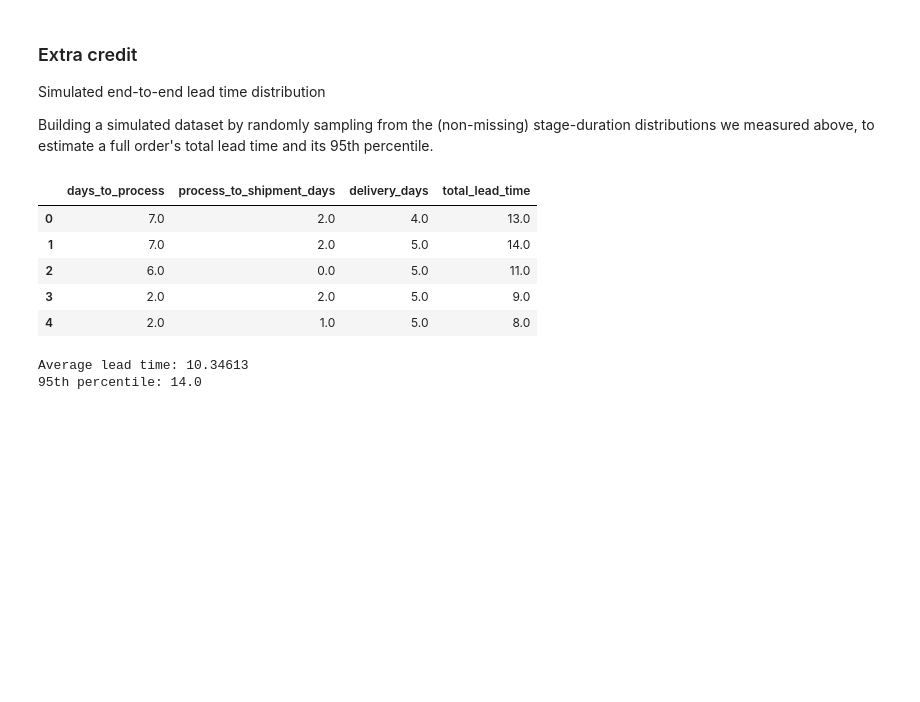
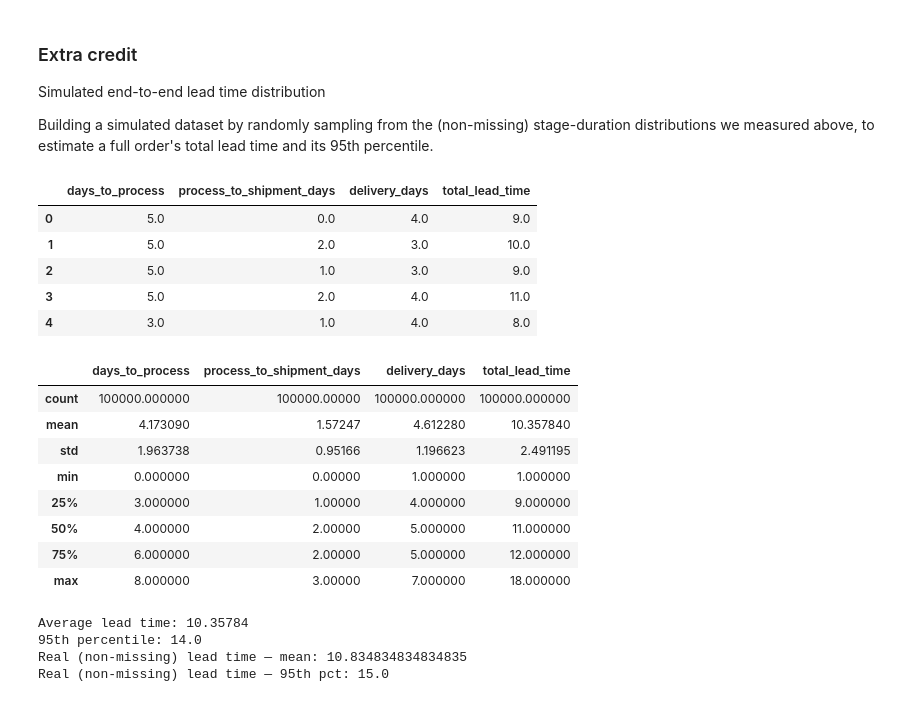
Before and after one commit to aparna2382/muesli_project, a Jupyter notebook: muesli1.ipynb, the cells around one changed output. Saved outputs shown, nothing was run; the diff lists cells and outputs as text; code cells hidden in the pictures; blank space fills up the shorter version.

```diff
--- a/muesli1.ipynb
+++ b/muesli1.ipynb
@@ -957,31 +957,46 @@ df.head()
 Simulated end-to-end lead time distribution
 
 Building a simulated dataset by randomly sampling from the (non-missing) stage-duration distributions we measured above, to estimate a full order's total lead time and its 95th percentile.
-# %%
-n_sim = 100_000  # number of simulated orders
-
-df_new = pd.DataFrame({
-    "days_to_process": np.random.choice(df["days_to_process"].dropna().values, size=n_sim),
-    "process_to_shipment_days": np.random.choice(df["process_to_shipment_days"].dropna().values, size=n_sim),
-    "delivery_days": np.random.choice(df["delivery_days"].dropna().values, size=n_sim),
-})
-
-df_new["total_lead_time"] = (
-    df_new["days_to_process"]
-    + df_new["process_to_shipment_days"]
-    + df_new["delivery_days"]
-)
-
-display(df_new.head())
-
-print("Average lead time:", df_new["total_lead_time"].mean())
-print("95th percentile:", np.percentile(df_new["total_lead_time"], 95))
-# %% [output]
-|  | days_to_process | process_to_shipment_days | delivery_days | total_lead_time |
-| 0 | 7.0 | 2.0 | 4.0 | 13.0 |
-| 1 | 7.0 | 2.0 | 5.0 | 14.0 |
-| 2 | 6.0 | 0.0 | 5.0 | 11.0 |
-| 3 | 2.0 | 2.0 | 5.0 | 9.0 |
-| 4 | 2.0 | 1.0 | 5.0 | 8.0 |
-Average lead time: 10.34613
-95th percentile: 14.0
+# %%
+n_sim = 100_000  # number of simulated orders
+
+df_new = pd.DataFrame({
+    "days_to_process": np.random.choice(df["days_to_process"].dropna().values, size=n_sim),
+    "process_to_shipment_days": np.random.choice(df["process_to_shipment_days"].dropna().values, size=n_sim),
+    "delivery_days": np.random.choice(df["delivery_days"].dropna().values, size=n_sim),
+})
+
+df_new["total_lead_time"] = (
+    df_new["days_to_process"]
+    + df_new["process_to_shipment_days"]
+    + df_new["delivery_days"]
+)
+
+display(df_new.head())
+display(df_new.describe())
+
+print("Average lead time:", df_new["total_lead_time"].mean())
+print("95th percentile:", np.percentile(df_new["total_lead_time"], 95))
+
+print("Real (non-missing) lead time — mean:", df["lead_time"].mean())
+print("Real (non-missing) lead time — 95th pct:", df["lead_time"].dropna().quantile(0.95))
+# %% [output]
+|  | days_to_process | process_to_shipment_days | delivery_days | total_lead_time |
+| 0 | 5.0 | 0.0 | 4.0 | 9.0 |
+| 1 | 5.0 | 2.0 | 3.0 | 10.0 |
+| 2 | 5.0 | 1.0 | 3.0 | 9.0 |
+| 3 | 5.0 | 2.0 | 4.0 | 11.0 |
+| 4 | 3.0 | 1.0 | 4.0 | 8.0 |
+|  | days_to_process | process_to_shipment_days | delivery_days | total_lead_time |
+| count | 100000.000000 | 100000.00000 | 100000.000000 | 100000.000000 |
+| mean | 4.173090 | 1.57247 | 4.612280 | 10.357840 |
+| std | 1.963738 | 0.95166 | 1.196623 | 2.491195 |
+| min | 0.000000 | 0.00000 | 1.000000 | 1.000000 |
+| 25% | 3.000000 | 1.00000 | 4.000000 | 9.000000 |
+| 50% | 4.000000 | 2.00000 | 5.000000 | 11.000000 |
+| 75% | 6.000000 | 2.00000 | 5.000000 | 12.000000 |
+| max | 8.000000 | 3.00000 | 7.000000 | 18.000000 |
+Average lead time: 10.35784
+95th percentile: 14.0
+Real (non-missing) lead time — mean: 10.834834834834835
+Real (non-missing) lead time — 95th pct: 15.0
```
Also changed, not shown: parts of 10 cells of this notebook.
